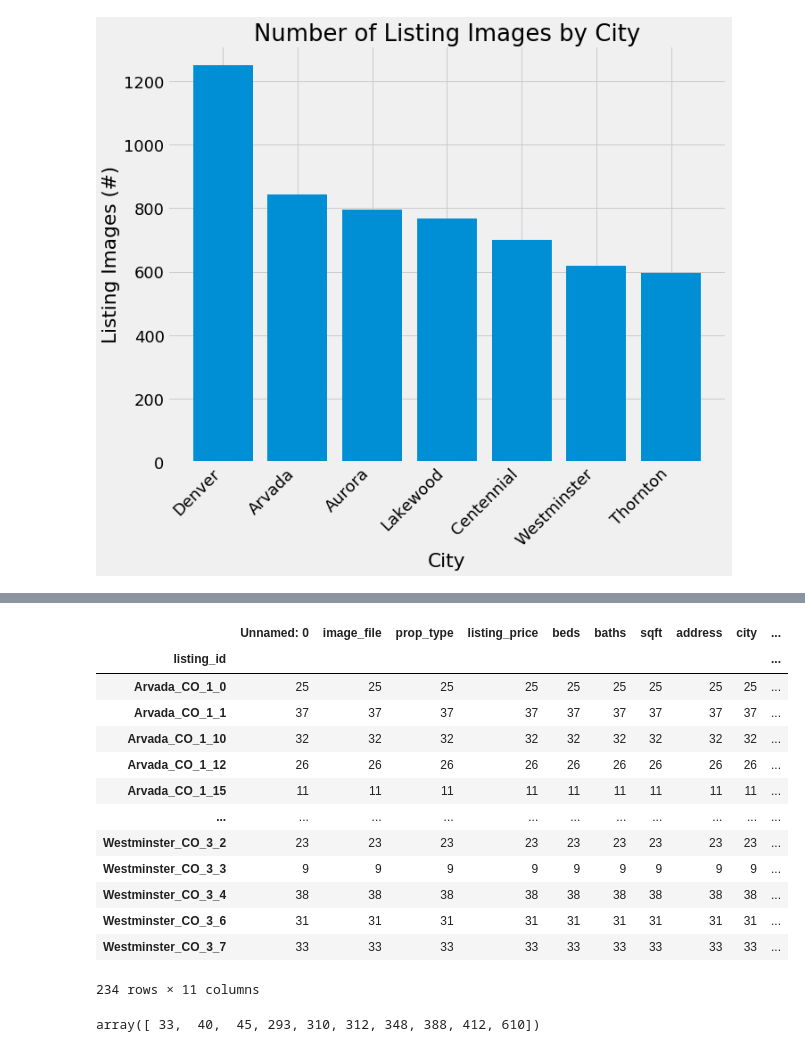
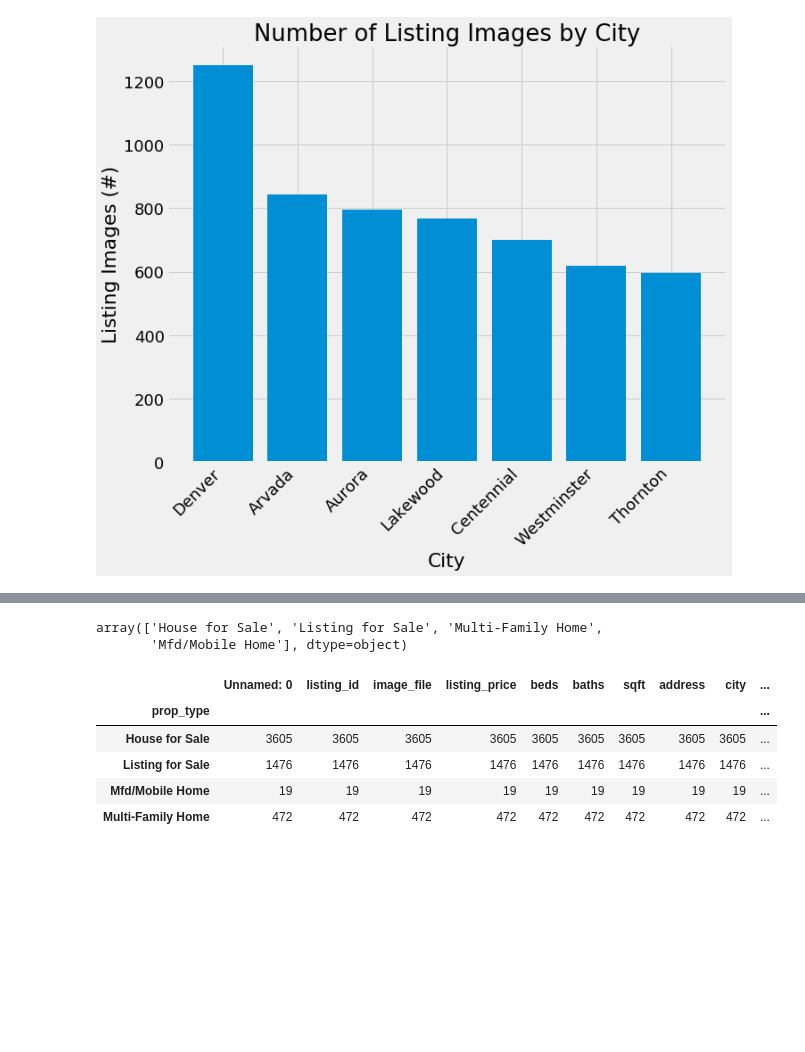
Before and after one commit to connorslagle/homes-like-this, a Jupyter notebook: notebooks/csv_eda.ipynb, the cells around one changed output, grey strips where cells are left out. Cells and saved outputs as stored; diff of their text form; code cells hidden in the pictures; blank space fills up the shorter version.

```diff
--- a/notebooks/csv_eda.ipynb
+++ b/notebooks/csv_eda.ipynb
@@ -70,23 +473,15 @@ bar_chart_desc(count_by_city.index, count_by_city.values, 'City',"Listing Images
+# %%
+df.prop_type.unique()
+# %% [output]
+array(['House for Sale', 'Listing for Sale', 'Multi-Family Home',
+       'Mfd/Mobile Home'], dtype=object)
 # %%
-by_listing = df.groupby('listing_id').count()
-by_listing
+by_type = df.groupby(['prop_type']).count()
+by_type
 # %% [output]
-|  | Unnamed: 0 | image_file | prop_type | listing_price | beds | baths | sqft | address | city | ... |
-| listing_id |  |  |  |  |  |  |  |  |  | ... |
-| Arvada_CO_1_0 | 25 | 25 | 25 | 25 | 25 | 25 | 25 | 25 | 25 | ... |
-| Arvada_CO_1_1 | 37 | 37 | 37 | 37 | 37 | 37 | 37 | 37 | 37 | ... |
-| Arvada_CO_1_10 | 32 | 32 | 32 | 32 | 32 | 32 | 32 | 32 | 32 | ... |
-| Arvada_CO_1_12 | 26 | 26 | 26 | 26 | 26 | 26 | 26 | 26 | 26 | ... |
-| Arvada_CO_1_15 | 11 | 11 | 11 | 11 | 11 | 11 | 11 | 11 | 11 | ... |
-| ... | ... | ... | ... | ... | ... | ... | ... | ... | ... | ... |
-| Westminster_CO_3_2 | 23 | 23 | 23 | 23 | 23 | 23 | 23 | 23 | 23 | ... |
-| Westminster_CO_3_3 | 9 | 9 | 9 | 9 | 9 | 9 | 9 | 9 | 9 | ... |
-| Westminster_CO_3_4 | 38 | 38 | 38 | 38 | 38 | 38 | 38 | 38 | 38 | ... |
-| Westminster_CO_3_6 | 31 | 31 | 31 | 31 | 31 | 31 | 31 | 31 | 31 | ... |
-| Westminster_CO_3_7 | 33 | 33 | 33 | 33 | 33 | 33 | 33 | 33 | 33 | ... |
+|  | Unnamed: 0 | listing_id | image_file | listing_price | beds | baths | sqft | address | city | ... |
+| prop_type |  |  |  |  |  |  |  |  |  | ... |
+| House for Sale | 3605 | 3605 | 3605 | 3605 | 3605 | 3605 | 3605 | 3605 | 3605 | ... |
+| Listing for Sale | 1476 | 1476 | 1476 | 1476 | 1476 | 1476 | 1476 | 1476 | 1476 | ... |
+| Mfd/Mobile Home | 19 | 19 | 19 | 19 | 19 | 19 | 19 | 19 | 19 | ... |
+| Multi-Family Home | 472 | 472 | 472 | 472 | 472 | 472 | 472 | 472 | 472 | ... |
-234 rows × 11 columns
-# %%
-
-bar_chart_desc(count_by_city.index, count_by_city.values, 'City',"Listing Images (#)", "Number of Listing Images by City")
-# %% [output]
-array([ 33,  40,  45, 293, 310, 312, 348, 388, 412, 610])
```
Also changed, not shown: parts of 19 cells of this notebook, 4 other files.
